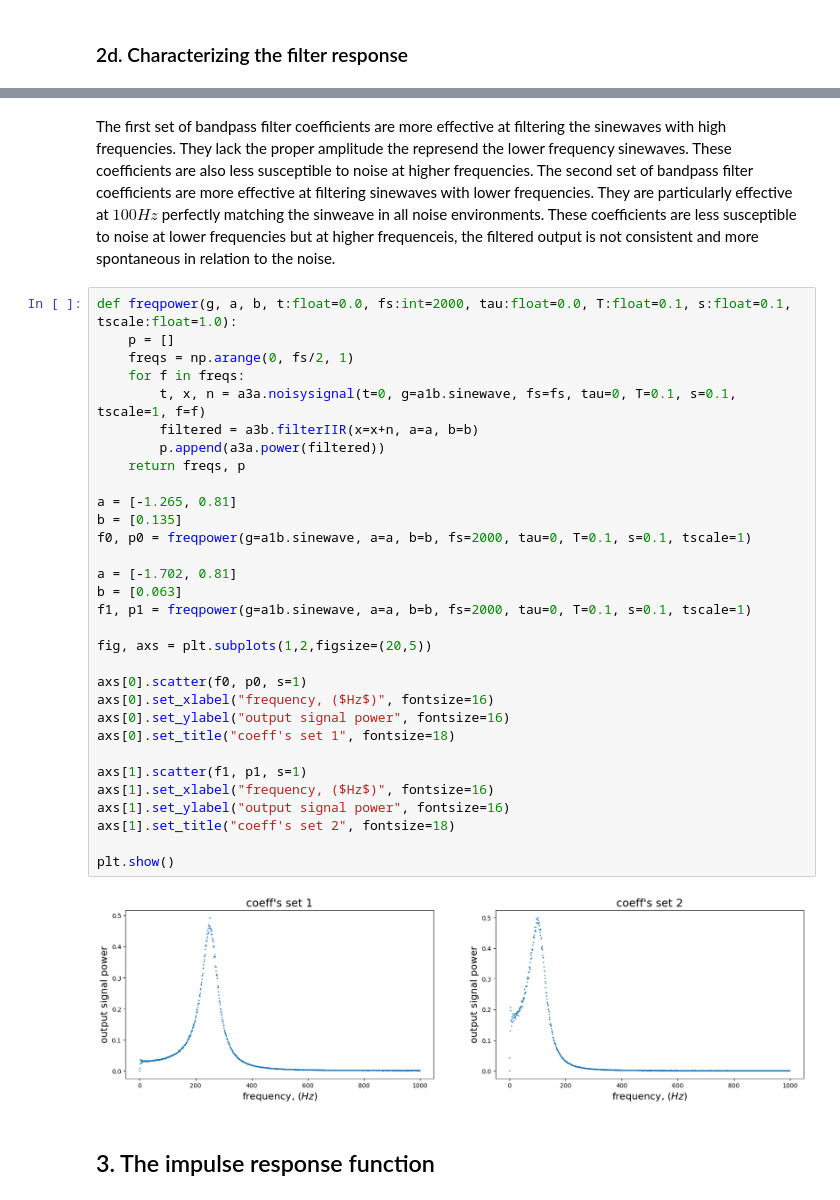
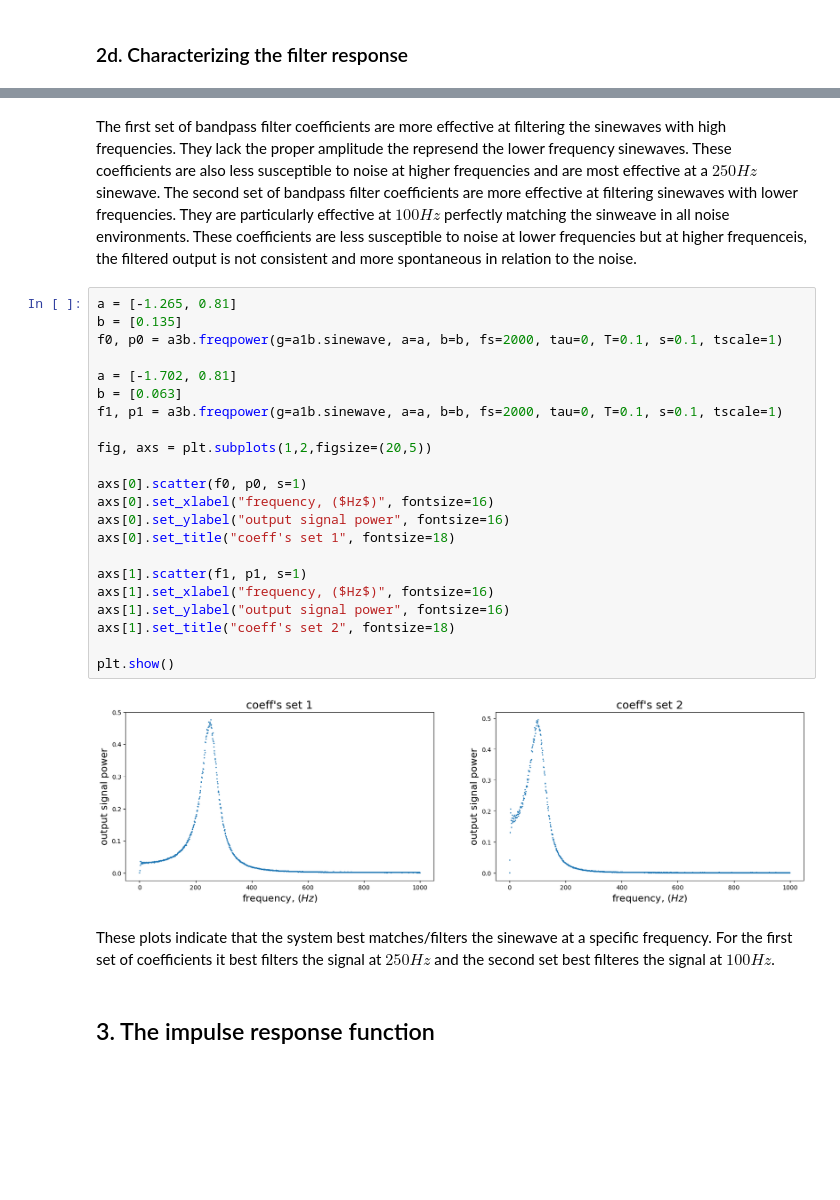
Before and after one commit to finnhittson/csds464, a Jupyter notebook: 464-A3b_fxh157_files/A3b_fxh157.ipynb, the cells around one changed output, grey strips where cells are left out. Drawn from its saved outputs; the diff is of its cells as text; blank space fills up the shorter version.

```diff
--- a/464-A3b_fxh157_files/A3b_fxh157.ipynb
+++ b/464-A3b_fxh157_files/A3b_fxh157.ipynb
@@ -174,38 +174,31 @@ a3b.plot_filter_grid(g=a1b.sinewave, a=a, b=b, rows=4, cols=4, fs=2000, tau=0, T
 # %% [markdown]
-The first set of bandpass filter coefficients are more effective at filtering the sinewaves with high frequencies. They lack the proper amplitude the represend the lower frequency sinewaves. These coefficients are also less susceptible to noise at higher frequencies. The second set of bandpass filter coefficients are more effective at filtering sinewaves with lower frequencies. They are particularly effective at $100Hz$ perfectly matching the sinweave in all noise environments. These coefficients are less susceptible to noise at lower frequencies but at higher frequenceis, the filtered output is not consistent and more spontaneous in relation to the noise.
+The first set of bandpass filter coefficients are more effective at filtering the sinewaves with high frequencies. They lack the proper amplitude the represend the lower frequency sinewaves. These coefficients are also less susceptible to noise at higher frequencies and are most effective at a $250Hz$ sinewave. The second set of bandpass filter coefficients are more effective at filtering sinewaves with lower frequencies. They are particularly effective at $100Hz$ perfectly matching the sinweave in all noise environments. These coefficients are less susceptible to noise at lower frequencies but at higher frequenceis, the filtered output is not consistent and more spontaneous in relation to the noise.
 # %%
-def freqpower(g, a, b, t:float=0.0, fs:int=2000, tau:float=0.0, T:float=0.1, s:float=0.1, tscale:float=1.0):
-    p = []
-    freqs = np.arange(0, fs/2, 1)
-    for f in freqs:
-        t, x, n = a3a.noisysignal(t=0, g=a1b.sinewave, fs=fs, tau=0, T=0.1, s=0.1, tscale=1, f=f)
-        filtered = a3b.filterIIR(x=x+n, a=a, b=b)
-        p.append(a3a.power(filtered))
-    return freqs, p
-
 a = [-1.265, 0.81]
 b = [0.135]
-f0, p0 = freqpower(g=a1b.sinewave, a=a, b=b, fs=2000, tau=0, T=0.1, s=0.1, tscale=1)
+f0, p0 = a3b.freqpower(g=a1b.sinewave, a=a, b=b, fs=2000, tau=0, T=0.1, s=0.1, tscale=1)
 
 a = [-1.702, 0.81]
 b = [0.063]
-f1, p1 = freqpower(g=a1b.sinewave, a=a, b=b, fs=2000, tau=0, T=0.1, s=0.1, tscale=1)
+f1, p1 = a3b.freqpower(g=a1b.sinewave, a=a, b=b, fs=2000, tau=0, T=0.1, s=0.1, tscale=1)
 
 fig, axs = plt.subplots(1,2,figsize=(20,5))
 
 axs[0].scatter(f0, p0, s=1)
 axs[0].set_xlabel("frequency, ($Hz$)", fontsize=16)
 axs[0].set_ylabel("output signal power", fontsize=16)
 axs[0].set_title("coeff's set 1", fontsize=18)
 
 axs[1].scatter(f1, p1, s=1)
 axs[1].set_xlabel("frequency, ($Hz$)", fontsize=16)
 axs[1].set_ylabel("output signal power", fontsize=16)
 axs[1].set_title("coeff's set 2", fontsize=18)
 
 plt.show()
 # %% [output]
-[figure, old version]
+[figure, new version]
+# %% [markdown]
+These plots indicate that the system best matches/filters the sinewave at a specific frequency. For the first set of coefficients it best filters the signal at $250Hz$ and the second set best filteres the signal at $100Hz$.
 # %% [markdown]
 ## 3. The impulse response function
 # %% [markdown]
```
Also changed, not shown: parts of 20 cells of this notebook, 2 other files.
